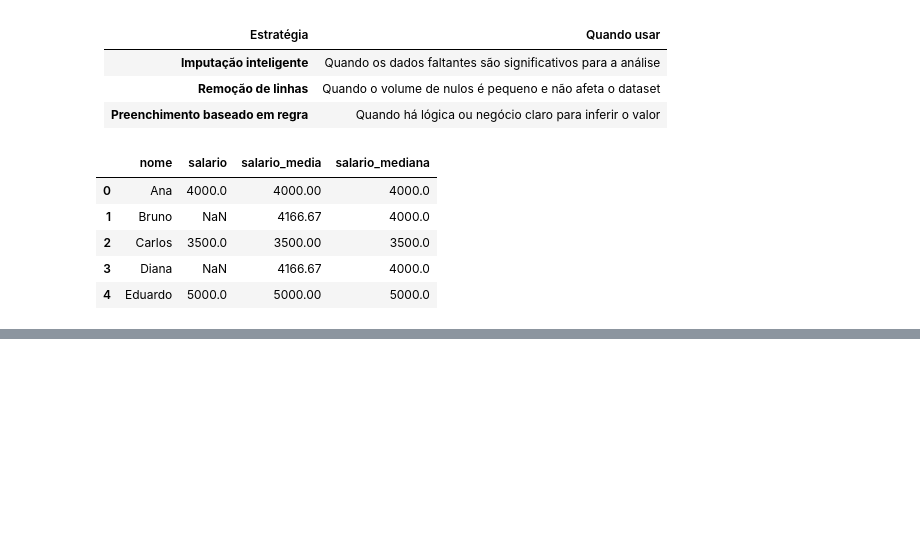
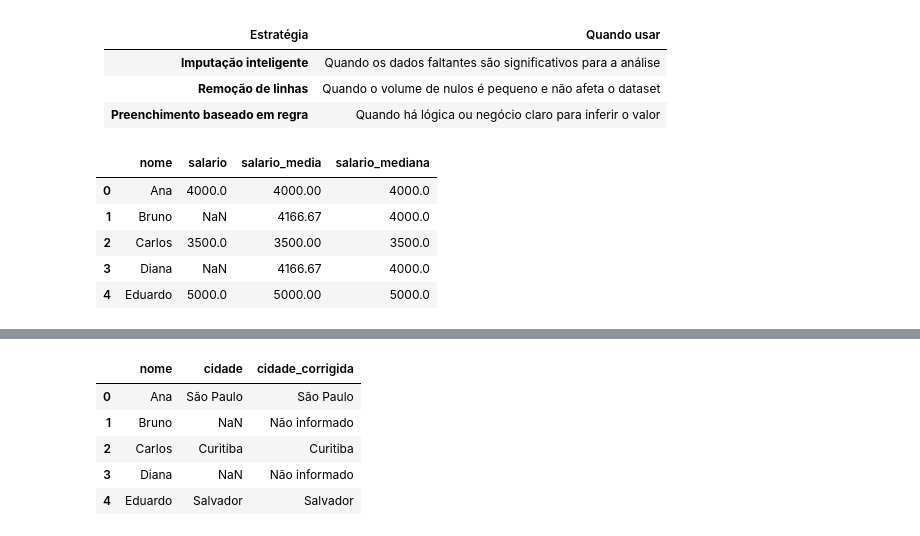
Before and after one commit to hgloor/Cursos_Alura, a Jupyter notebook: Imersão_Python_Aula_1.ipynb, the cells around one changed output, grey strips where cells are left out. Cells and saved outputs as stored; diff of their text form; code cells hidden in the pictures; blank space fills up the shorter version.

```diff
--- a/Imersão_Python_Aula_1.ipynb
+++ b/Imersão_Python_Aula_1.ipynb
@@ -334,0 +375,18 @@ df_salarios
+# %%
+# Exemplo de preenchimento com valor fixo
+
+df_cidades = pd.DataFrame({
+    'nome': ['Ana', 'Bruno', 'Carlos', 'Diana', 'Eduardo'],
+    'cidade': ['São Paulo', np.nan, 'Curitiba', np.nan, 'Salvador']
+})
+
+df_cidades['cidade_corrigida'] = df_cidades['cidade'].fillna('Não informado')
+
+df_cidades
+# %% [output]
+|  | nome | cidade | cidade_corrigida |
+| 0 | Ana | São Paulo | São Paulo |
+| 1 | Bruno | NaN | Não informado |
+| 2 | Carlos | Curitiba | Curitiba |
+| 3 | Diana | NaN | Não informado |
+| 4 | Eduardo | Salvador | Salvador |
```
Also changed, not shown: parts of 8 cells of this notebook.
